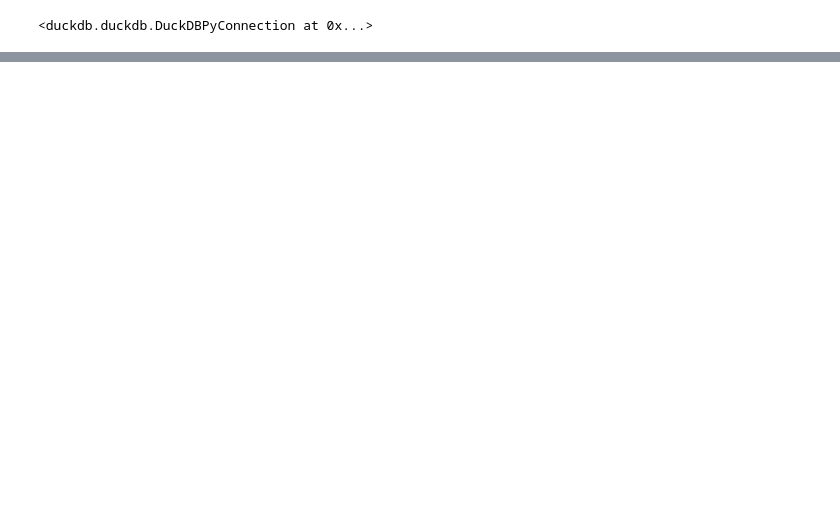
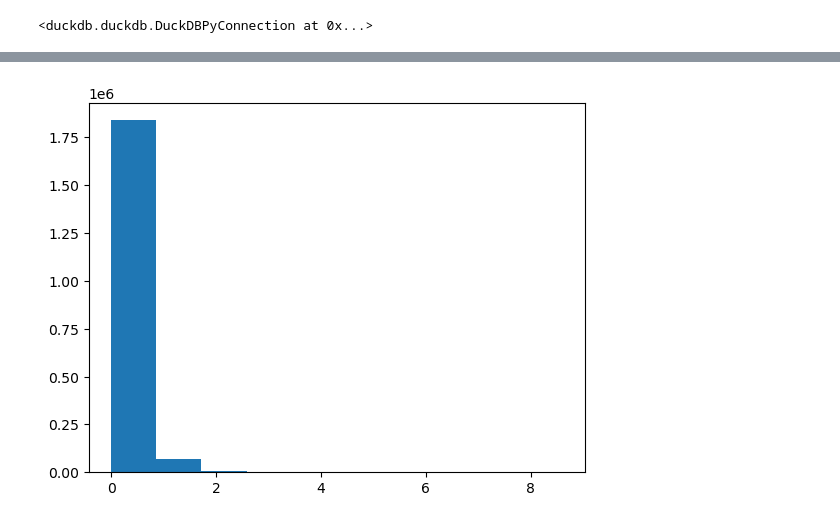
Before and after one commit to Bhavya-Budhia/TruckParking, a Jupyter notebook: cong_speed.ipynb, the cells around one changed output, grey strips where cells are left out. Cells and saved outputs as stored; diff of their text form; code cells hidden in the pictures; blank space fills up the shorter version.

```diff
--- a/cong_speed.ipynb
+++ b/cong_speed.ipynb
@@ -432,22 +278,0 @@ print(test_df.shape)
-# %%
-# Assume reg_df has columns: ['datetime', 'traffic_volume']
-reg_df = reg_df.sort_values('datetime')
-# reg_df.set_index('datetime', inplace=True)
-
-# Make sure we have a continuous hourly index (fill any missing hours with 0)
-# full_idx = pd.date_range(
-#     start=reg_df.index.min(),
-#     end=reg_df.index.max(),
-#     freq="H"
-# )
-#
-# df = reg_df.reindex(full_idx)
-# df['traffic_volume'].fillna(0, inplace=True)
-
-# # Add simple time features
-# df['dow'] = df.index.dayofweek  # 0=Mon ... 6=Sun
-# df['hour'] = df.index.hour  # 0..23
-#
-# # Columns we will use as features
-# feature_cols = ['traffic_volume', 'dow', 'hour']
-df = reg_df.copy()
@@ -671,0 +294,3 @@ TypeError: cannot unpack non-iterable float object
+# %%
+df['delta'] = abs((df["avg(traffic_volume)"] - df["median(traffic_volume)"]) / df["avg(traffic_volume)"])
+df
@@ -671,0 +313,6 @@ TypeError: cannot unpack non-iterable float object
+# %%
+plt.hist(df["CV"])
+
+plt.show()
+# %% [output]
+[figure, added]
```
Also changed, not shown: parts of 63 cells of this notebook.
